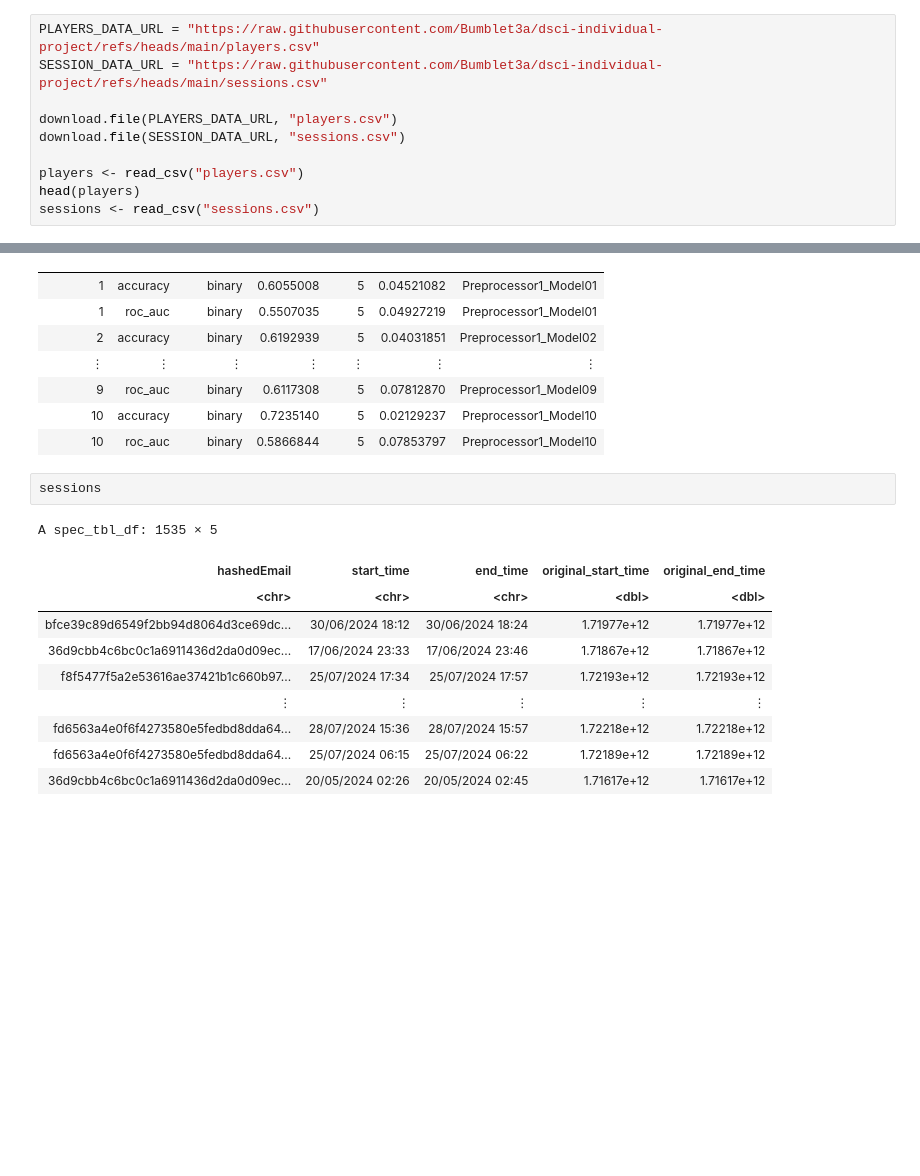
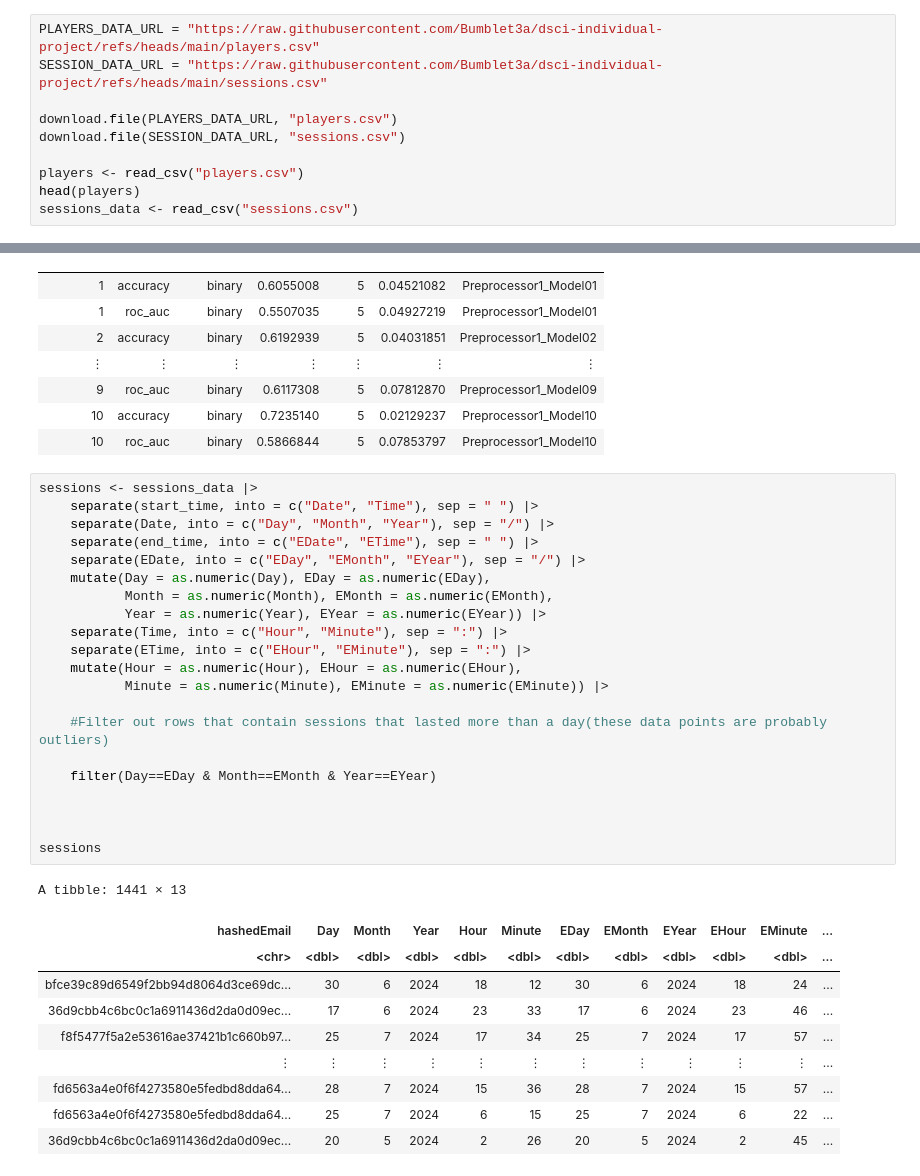
Before and after one commit to Bumblet3a/DSCi-Final, a Jupyter notebook: Project group.ipynb, the cells around one changed output, grey strips where cells are left out. Cells and saved outputs as stored; diff of their text form; blank space fills up the shorter version.

Commit message:
Added Time Visualization and Writing

```diff
--- a/Project group.ipynb
+++ b/Project group.ipynb
@@ -33,7 +33,7 @@ download.file(SESSION_DATA_URL, "sessions.csv")
 
 players <- read_csv("players.csv")
 head(players)
-sessions <- read_csv("sessions.csv")
+sessions_data <- read_csv("sessions.csv")
 # %% [output]
 Rows: 196 Columns: 7
 ── Column specification ────────────────────────────────────────────────────────
@@ -222,15 +222,34 @@ A tibble: 20 × 7
 | 10 | accuracy | binary | 0.7235140 | 5 | 0.02129237 | Preprocessor1_Model10 |
 | 10 | roc_auc | binary | 0.5866844 | 5 | 0.07853797 | Preprocessor1_Model10 |
 # %%
+sessions <- sessions_data |>
+    separate(start_time, into = c("Date", "Time"), sep = " ") |>
+    separate(Date, into = c("Day", "Month", "Year"), sep = "/") |>
+    separate(end_time, into = c("EDate", "ETime"), sep = " ") |>
+    separate(EDate, into = c("EDay", "EMonth", "EYear"), sep = "/") |>
+    mutate(Day = as.numeric(Day), EDay = as.numeric(EDay),
+           Month = as.numeric(Month), EMonth = as.numeric(EMonth),
+           Year = as.numeric(Year), EYear = as.numeric(EYear)) |>
+    separate(Time, into = c("Hour", "Minute"), sep = ":") |>
+    separate(ETime, into = c("EHour", "EMinute"), sep = ":") |>
+    mutate(Hour = as.numeric(Hour), EHour = as.numeric(EHour),
+           Minute = as.numeric(Minute), EMinute = as.numeric(EMinute)) |>
+
+    #Filter out rows that contain sessions that lasted more than a day(these data points are probably outliers)
+
+    filter(Day==EDay & Month==EMonth & Year==EYear)
+
+
+
 sessions
 # %% [output]
-A spec_tbl_df: 1535 × 5
+A tibble: 1441 × 13
-| hashedEmail | start_time | end_time | original_start_time | original_end_time |
-| <chr> | <chr> | <chr> | <dbl> | <dbl> |
-| bfce39c89d6549f2bb94d8064d3ce69dc... | 30/06/2024 18:12 | 30/06/2024 18:24 | 1.71977e+12 | 1.71977e+12 |
-| 36d9cbb4c6bc0c1a6911436d2da0d09ec... | 17/06/2024 23:33 | 17/06/2024 23:46 | 1.71867e+12 | 1.71867e+12 |
-| f8f5477f5a2e53616ae37421b1c660b97... | 25/07/2024 17:34 | 25/07/2024 17:57 | 1.72193e+12 | 1.72193e+12 |
-| ⋮ | ⋮ | ⋮ | ⋮ | ⋮ |
-| fd6563a4e0f6f4273580e5fedbd8dda64... | 28/07/2024 15:36 | 28/07/2024 15:57 | 1.72218e+12 | 1.72218e+12 |
-| fd6563a4e0f6f4273580e5fedbd8dda64... | 25/07/2024 06:15 | 25/07/2024 06:22 | 1.72189e+12 | 1.72189e+12 |
-| 36d9cbb4c6bc0c1a6911436d2da0d09ec... | 20/05/2024 02:26 | 20/05/2024 02:45 | 1.71617e+12 | 1.71617e+12 |
+| hashedEmail | Day | Month | Year | Hour | Minute | EDay | EMonth | EYear | EHour | EMinute | ... |
+| <chr> | <dbl> | <dbl> | <dbl> | <dbl> | <dbl> | <dbl> | <dbl> | <dbl> | <dbl> | <dbl> | ... |
+| bfce39c89d6549f2bb94d8064d3ce69dc... | 30 | 6 | 2024 | 18 | 12 | 30 | 6 | 2024 | 18 | 24 | ... |
+| 36d9cbb4c6bc0c1a6911436d2da0d09ec... | 17 | 6 | 2024 | 23 | 33 | 17 | 6 | 2024 | 23 | 46 | ... |
+| f8f5477f5a2e53616ae37421b1c660b97... | 25 | 7 | 2024 | 17 | 34 | 25 | 7 | 2024 | 17 | 57 | ... |
+| ⋮ | ⋮ | ⋮ | ⋮ | ⋮ | ⋮ | ⋮ | ⋮ | ⋮ | ⋮ | ⋮ | ... |
+| fd6563a4e0f6f4273580e5fedbd8dda64... | 28 | 7 | 2024 | 15 | 36 | 28 | 7 | 2024 | 15 | 57 | ... |
+| fd6563a4e0f6f4273580e5fedbd8dda64... | 25 | 7 | 2024 | 6 | 15 | 25 | 7 | 2024 | 6 | 22 | ... |
+| 36d9cbb4c6bc0c1a6911436d2da0d09ec... | 20 | 5 | 2024 | 2 | 26 | 20 | 5 | 2024 | 2 | 45 | ... |
```
Also changed, not shown: parts of 2 cells of this notebook.
